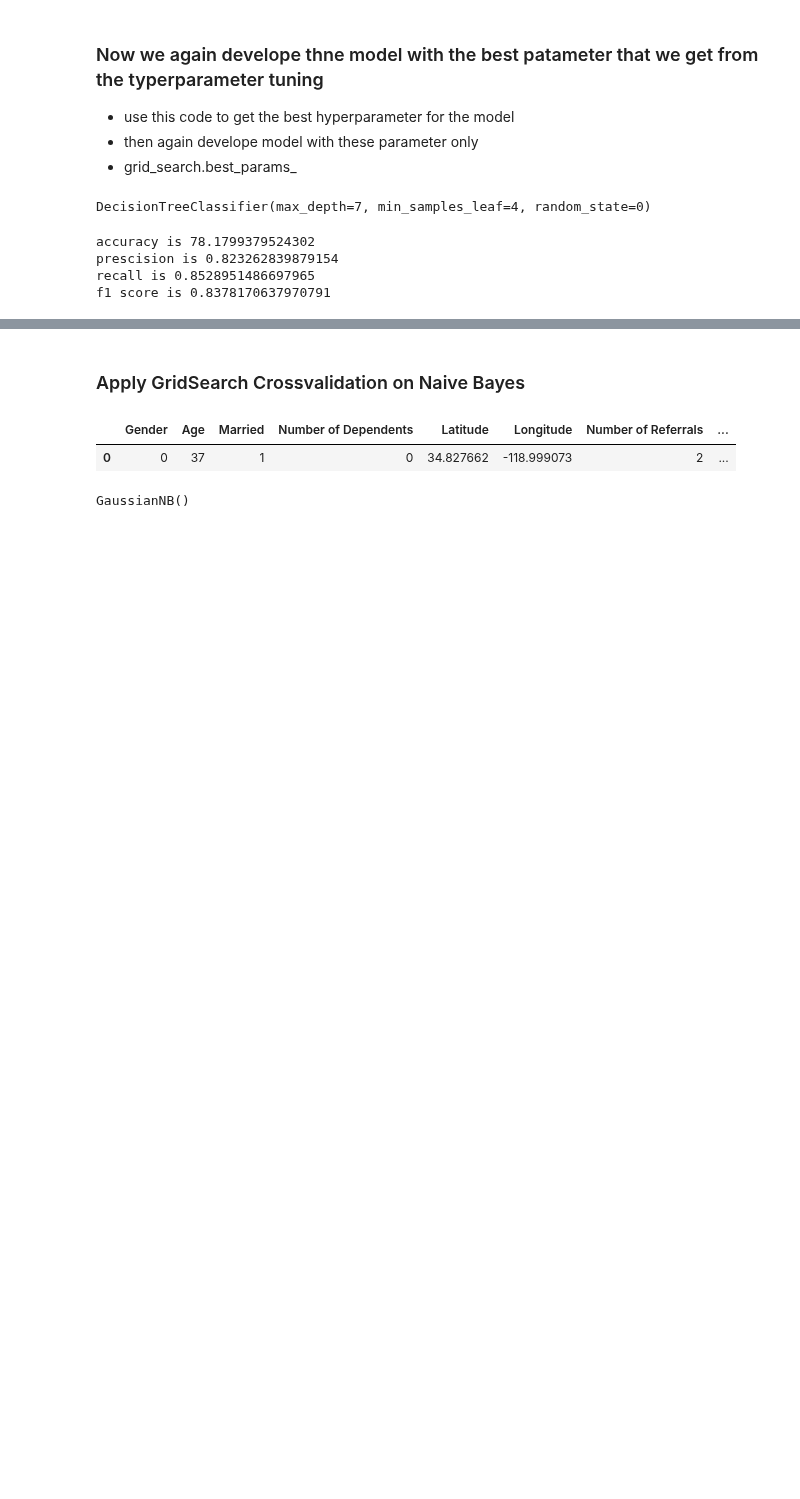
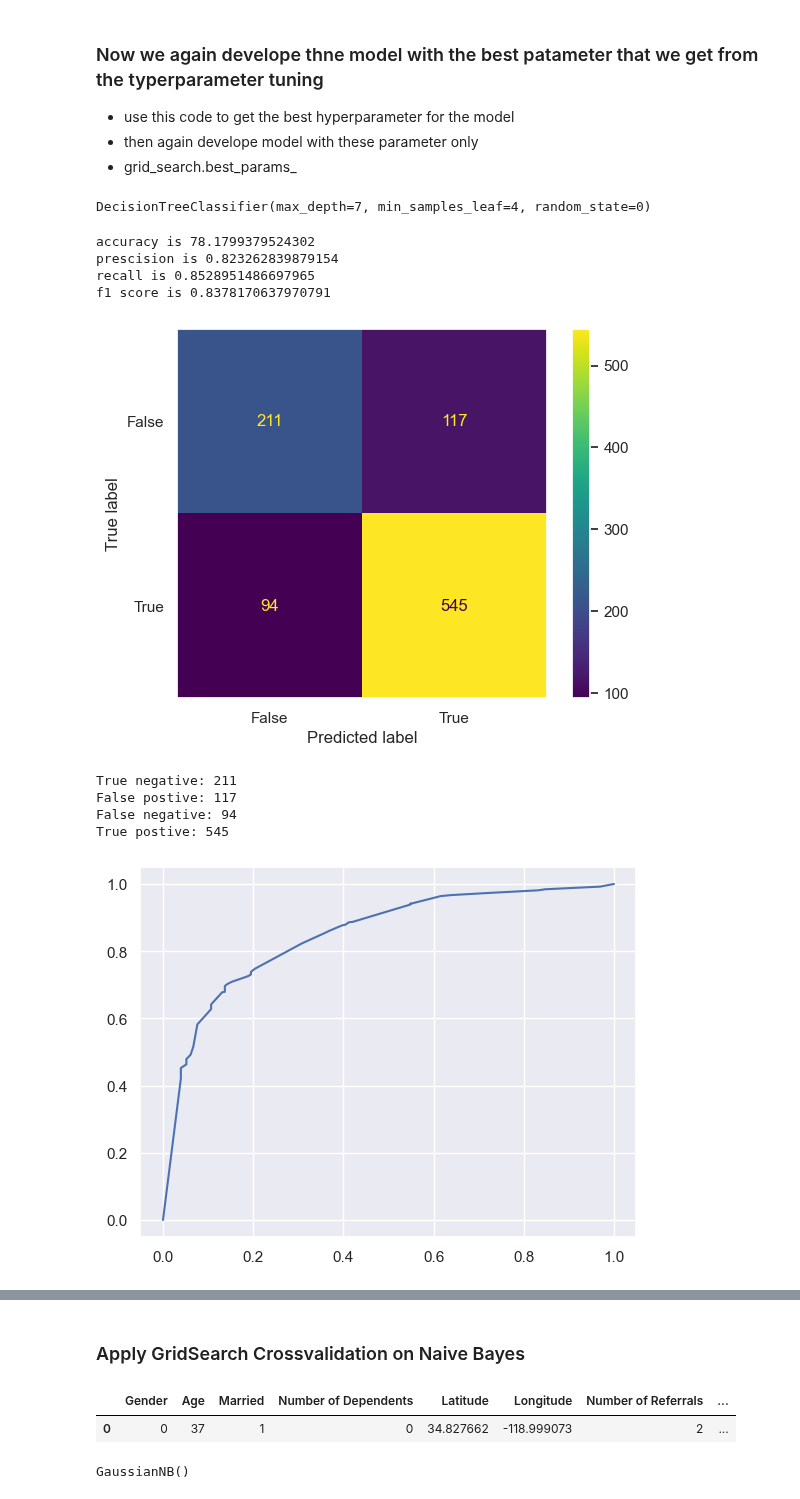
Before and after one commit to Sahilkhan-34/Machine-Learning, a Jupyter notebook: Classification/Telecom_Customer_Churn/TelecomCustomerChurn_Model_developement.ipynb, the cells around one changed output, grey strips where cells are left out. Drawn from its saved outputs; the diff is of its cells as text; code cells hidden in the pictures; blank space fills up the shorter version.

```diff
--- a/Classification/Telecom_Customer_Churn/TelecomCustomerChurn_Model_developement.ipynb
+++ b/Classification/Telecom_Customer_Churn/TelecomCustomerChurn_Model_developement.ipynb
@@ -1002,31 +1002,39 @@ prescision is 0.823262839879154
 recall is 0.8528951486697965
 f1 score is 0.8378170637970791
 # %%
-# cmt=confusion_matrix(y_test,y_pred)
-# dist = ConfusionMatrixDisplay(cmt) #display_labels=[False,True])
-# dist.plot()
-# plt.grid(False)
-# plt.show()
+cmt=confusion_matrix(y_test,y_pred)
+dist = ConfusionMatrixDisplay(confusion_matrix=cmt,
+                           display_labels = [False, True]) #display_labels=[False,True])
+dist.plot()
+plt.grid(False)
+plt.show()
 
-# tn, fp, fn, tp = confusion_matrix(y_test,y_pred).ravel()
-# print("True negative:",tn)
-# print("False postive:",fp)
-# print("False negative:",fn)
-# print("True postive:",tp)
+tn, fp, fn, tp = confusion_matrix(y_test,y_pred).ravel()
+print("True negative:",tn)
+print("False postive:",fp)
+print("False negative:",fn)
+print("True postive:",tp)
 
-# ####################################################################################
+####################################################################################
 
-# y_predict_prob = DT.predict_proba(X_test)
+y_predict_prob = DT.predict_proba(x_test)[:,1]
 # print('y_predict_prob', y_predict_prob)
 
-# #####################################################################################3
+#####################################################################################3
 
-# fpr, tpr, thershold1 = roc_curve(y_test,y_predict_prob[:,1])
+fpr, tpr, thershold1 = roc_curve(y_test,y_predict_prob)
 # print('FPR',fpr)
 # print('TPR',tpr)
 # print('thersholds',thershold1)
-# plt.plot(fpr,tpr)
-# plt.show()
+plt.plot(fpr,tpr)
+plt.show()
+# %% [output]
+[figure, added]
+True negative: 211
+False postive: 117
+False negative: 94
+True postive: 545
+[figure, added]
 # %%
 # ================================Step-7:Confusion matrix=========================================================================
 
```
Also changed, not shown: parts of 13 cells of this notebook, 1 other file.
